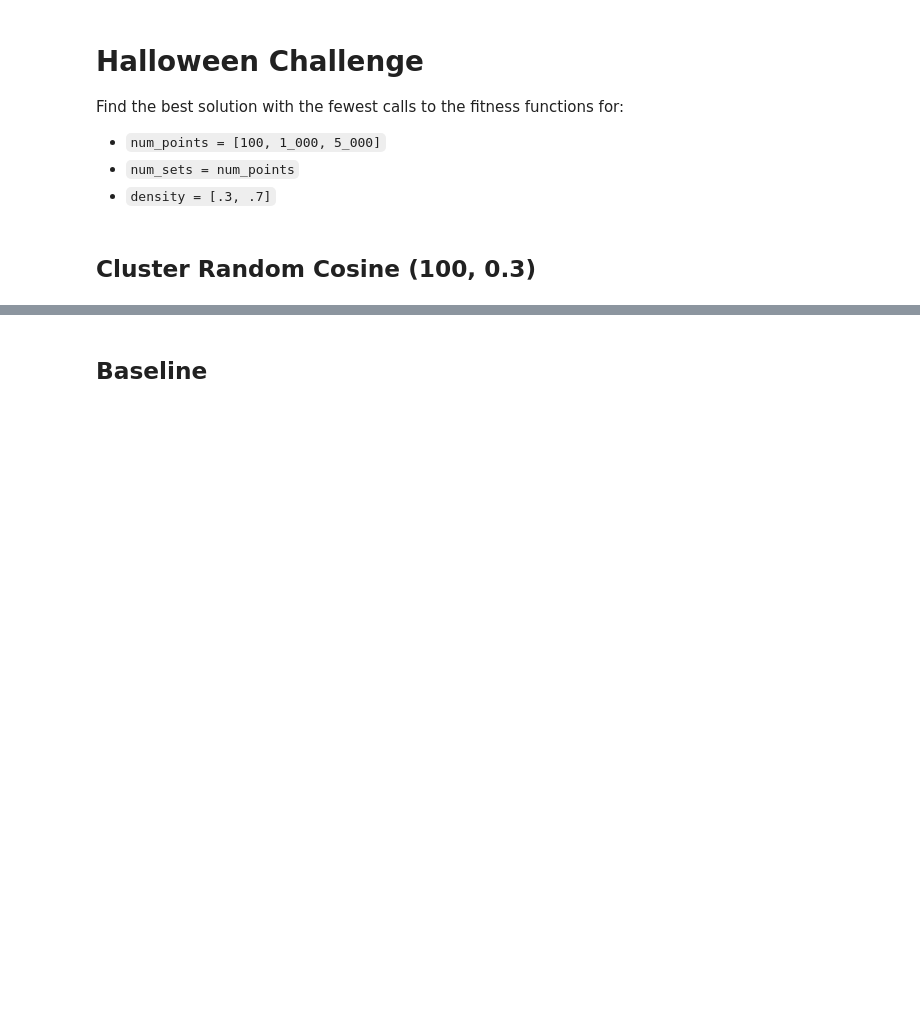
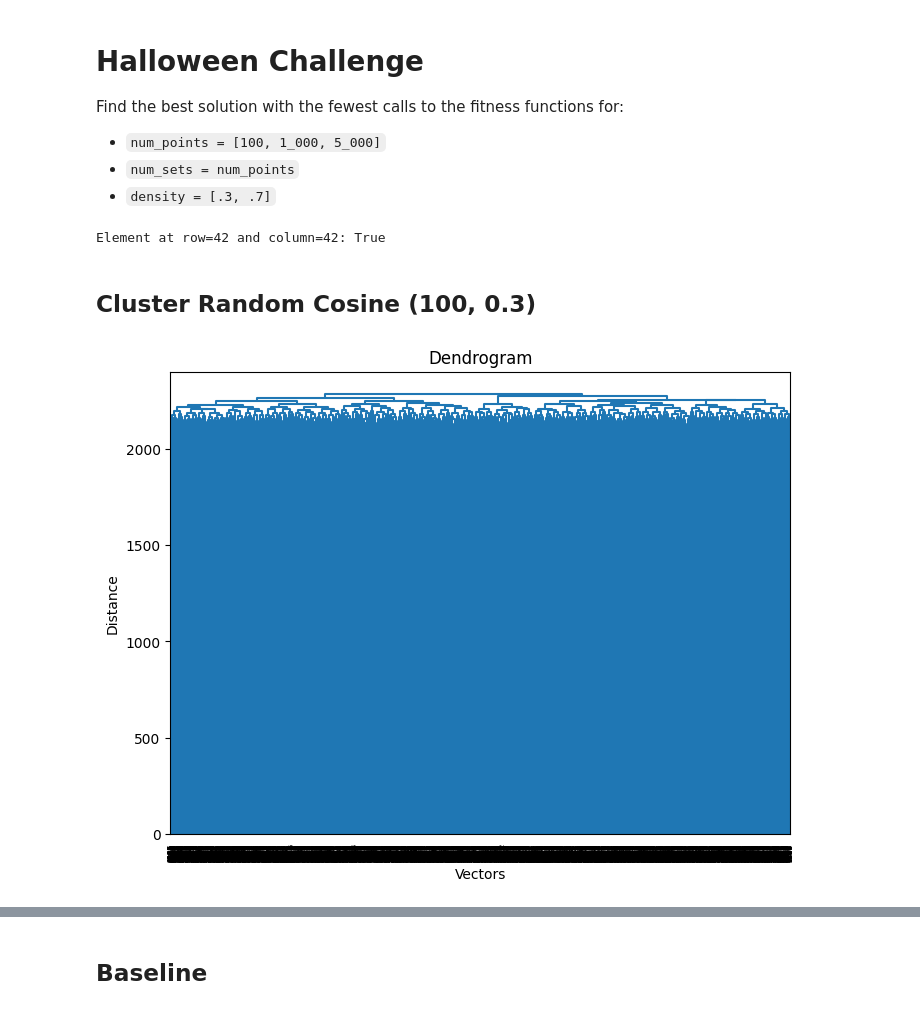
Before and after one commit to Mattizza/CompInt2324, a Jupyter notebook: Halloween_Challenge/Halloween.ipynb, the cells around one changed output, grey strips where cells are left out. Drawn from its saved outputs; the diff is of its cells as text; code cells hidden in the pictures; blank space fills up the shorter version.

```diff
--- a/Halloween_Challenge/Halloween.ipynb
+++ b/Halloween_Challenge/Halloween.ipynb
@@ -37,10 +37,12 @@ def make_set_covering_problem(num_points, num_sets, density):
 
 n = 5000
 PROBLEM_SIZE = NUM_SETS = n
-x = make_set_covering_problem(n, n, .3)
+x = make_set_covering_problem(n, n, .7)
 
 SETS = x.toarray()
 print("Element at row=42 and column=42:", x[1, 1])
+# %% [output]
+Element at row=42 and column=42: True
 # %% [markdown]
 ## Cluster Random Cosine (100, 0.3)
 # %%
@@ -58,26 +60,27 @@ plt.show()
 # %%
 import numpy as np
 import matplotlib.pyplot as plt
 from scipy.cluster.hierarchy import dendrogram, linkage, fcluster
 
 # Euclidean
-# Cosine     not bad
+# Cosine    not bad
 # Manhattan Best
 
 # Perform hierarchical clustering
 linkage_matrix = linkage(SETS, method = 'complete', metric = 'cityblock')  # 1 - similarity for distance
 
 # Plot the dendrogram (optional)
 plt.figure(figsize=(8, 6))
 dendrogram(linkage_matrix)
 plt.title('Dendrogram')
 plt.xlabel('Vectors')
 plt.ylabel('Distance')
 plt.show()
 
-# Cut the dendrogram to get clusters
-threshold = 7  # Set a threshold for similarity
-clusters = fcluster(linkage_matrix, threshold, criterion='distance')
+threshold = 2255  # Set a threshold for similarity
+clusters = fcluster(linkage_matrix, threshold, criterion = 'distance')
+# %% [output]
+[figure, added]
 # %%
 # TRADE-OFF between cost and number of calls (0.3 density)
 # threshold = 6.5   # missing_steps = 50    # n = 100
```
Also changed, not shown: parts of 4 cells of this notebook, 1 other file.
